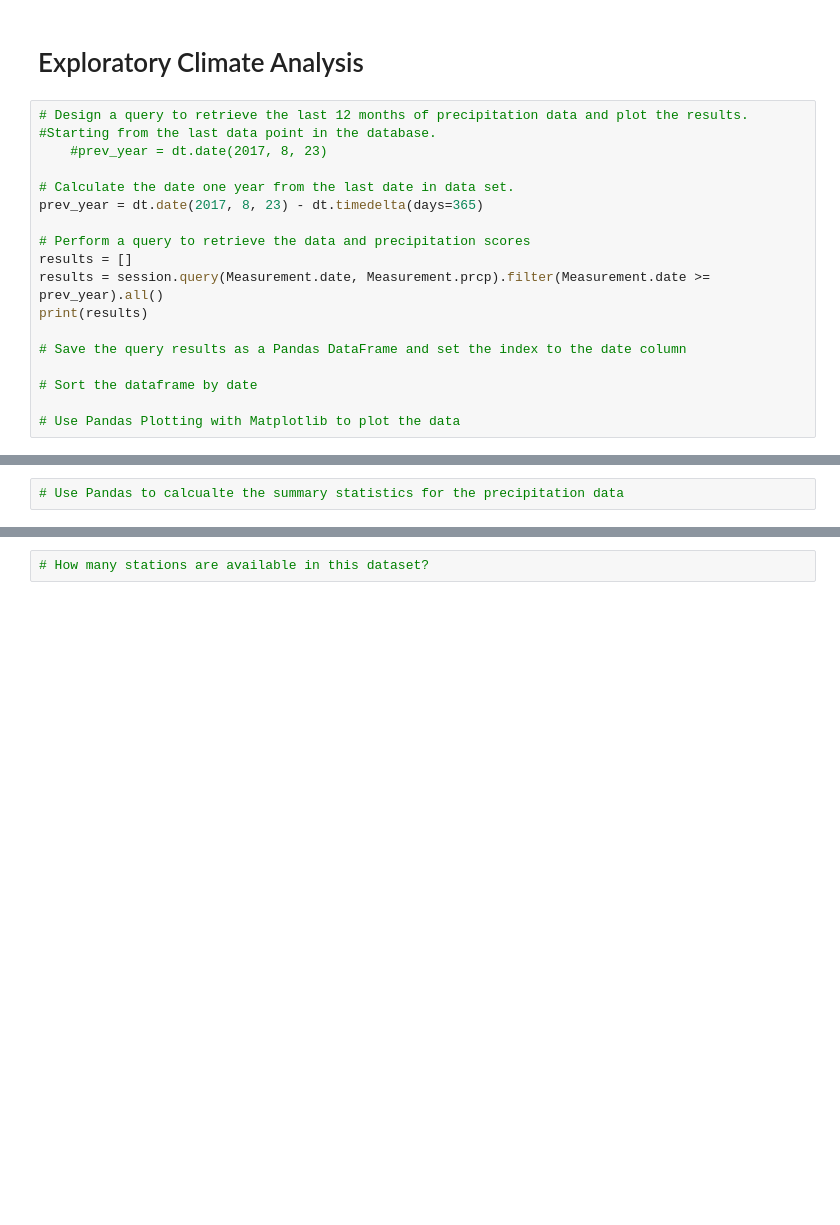
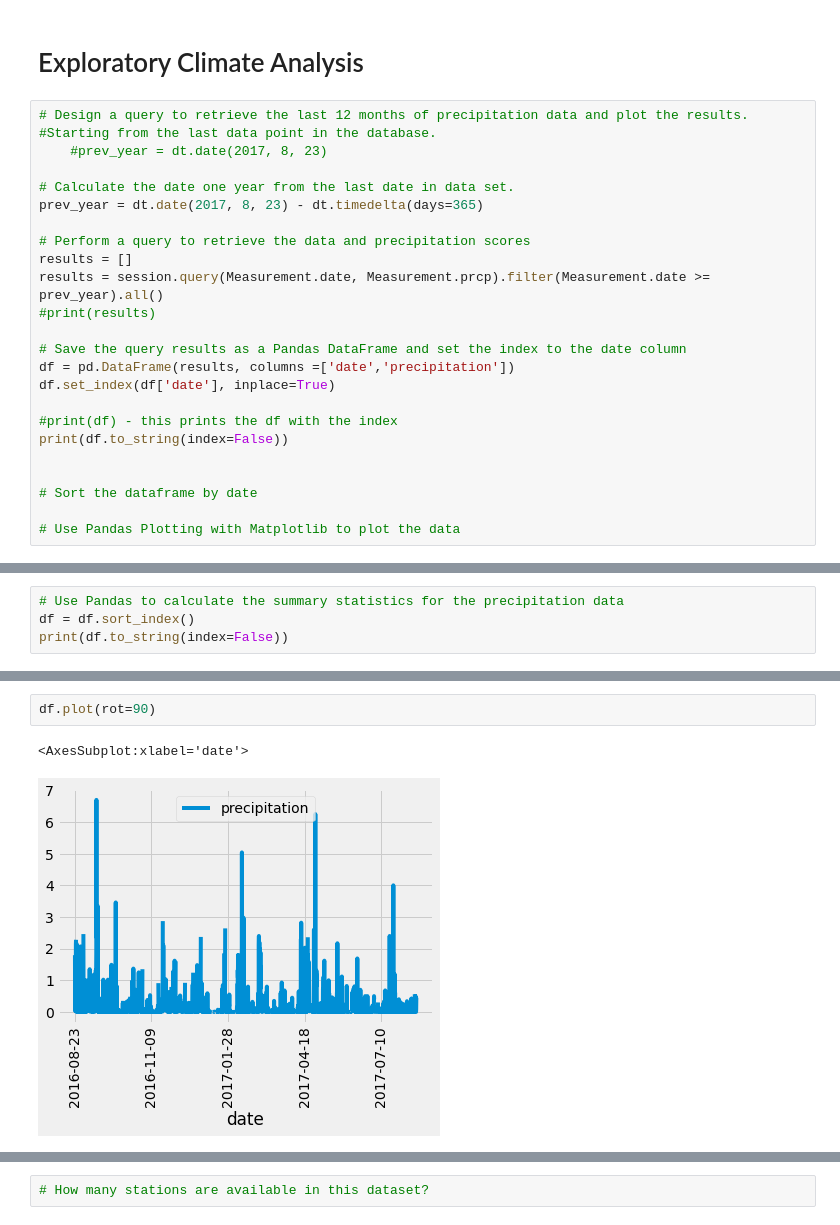
Before and after one commit to clairewright-217/surfs_up, a Jupyter notebook: climate_analysis.ipynb, the cells around one changed output, grey strips where cells are left out. Cells and saved outputs as stored; diff of their text form; blank space fills up the shorter version.

Commit message:
updated summary statistics for climate analysis

```diff
--- a/climate_analysis.ipynb
+++ b/climate_analysis.ipynb
@@ -49,9 +49,15 @@ prev_year = dt.date(2017, 8, 23) - dt.timedelta(days=365)
 # Perform a query to retrieve the data and precipitation scores
 results = []
 results = session.query(Measurement.date, Measurement.prcp).filter(Measurement.date >= prev_year).all()
-print(results)
+#print(results)
 
 # Save the query results as a Pandas DataFrame and set the index to the date column
+df = pd.DataFrame(results, columns =['date','precipitation'])
+df.set_index(df['date'], inplace=True)
+
+#print(df) - this prints the df with the index
+print(df.to_string(index=False))
+
 
 # Sort the dataframe by date
 
@@ -61,2 +83,4 @@ datetime.date(2016, 8, 23)
 # %%
-# Use Pandas to calcualte the summary statistics for the precipitation data
+# Use Pandas to calculate the summary statistics for the precipitation data
+df = df.sort_index()
+print(df.to_string(index=False))
@@ -62,0 +105,5 @@ datetime.date(2016, 8, 23)
+# %%
+df.plot(rot=90)
+# %% [output]
+<AxesSubplot:xlabel='date'>
+[figure, added]
```
Also changed, not shown: parts of 3 cells of this notebook.
